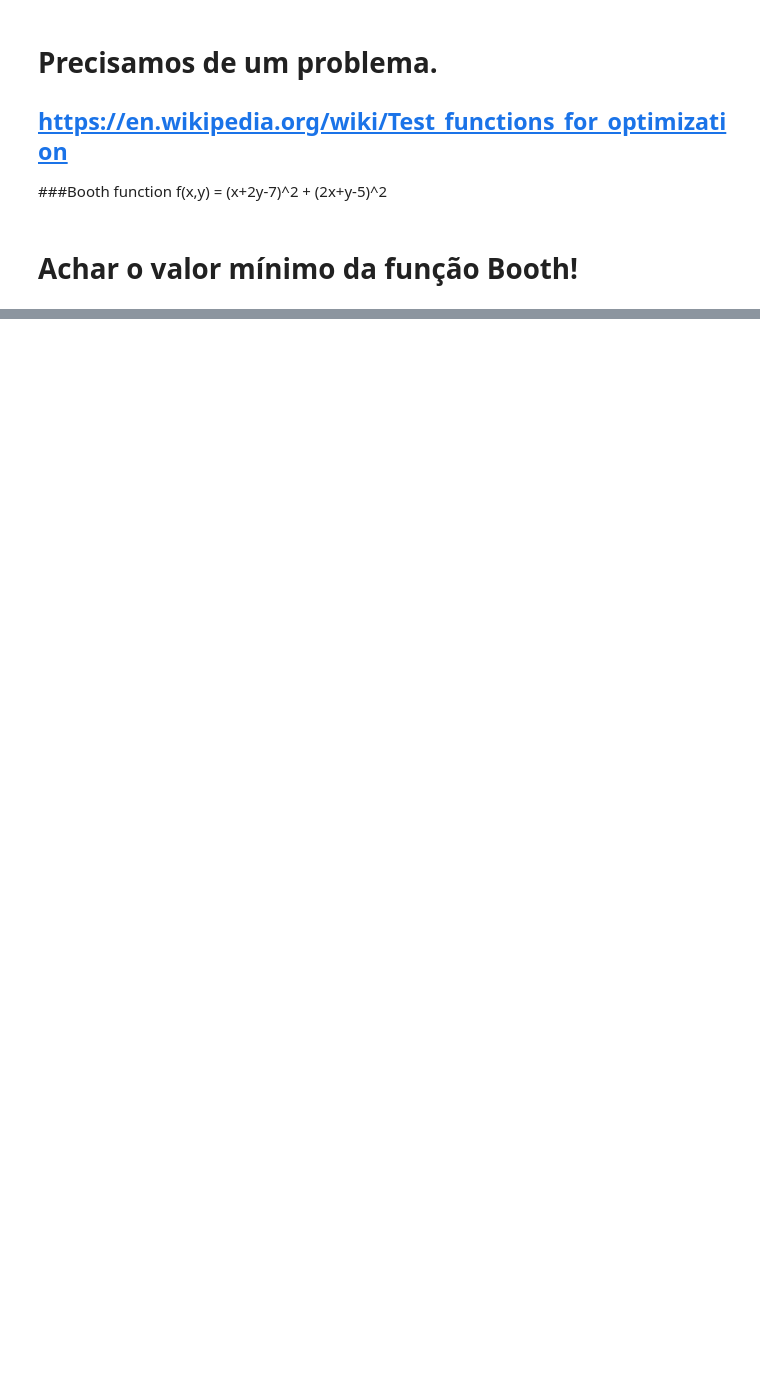
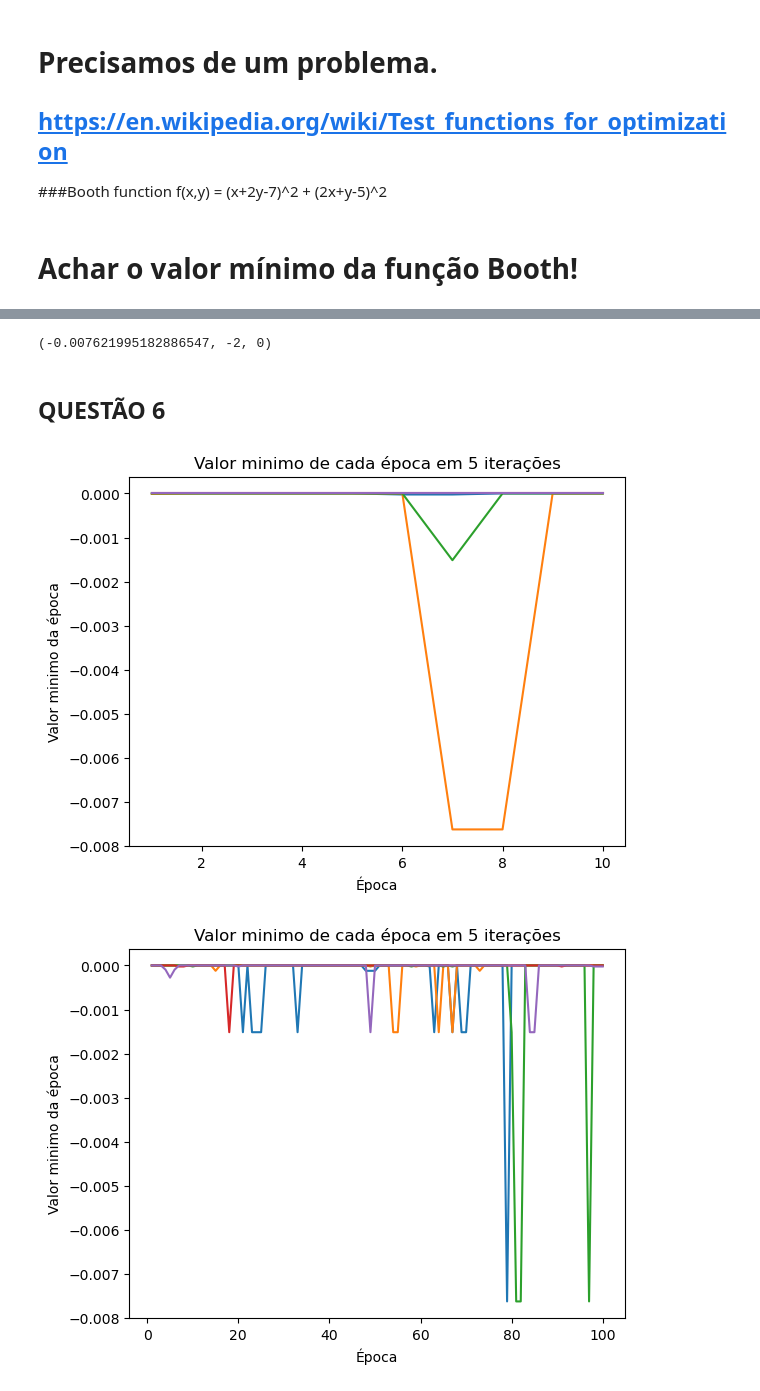
Before and after one commit to EuricoDNJR/Sistemas-Distribuidos, a Jupyter notebook: Algoritmo_Genético.ipynb, the cells around one changed output, grey strips where cells are left out. Saved outputs shown, nothing was run; the diff lists cells and outputs as text; code cells hidden in the pictures; blank space fills up the shorter version.

```diff
--- a/Algoritmo_Genético.ipynb
+++ b/Algoritmo_Genético.ipynb
@@ -22,3 +22,0 @@ def pontuacao(x, y):
-# %%
-def calcular_pontuacao(populacao):
-  return [pontuacao(x[0],x[1]) for x in populacao ]
@@ -45,5 +37,7 @@ resultado
 # %%
-import random
-def crossover(populacao,g1,g2):
-  return [populacao[g1][random.randint(0, 1)], populacao[g2][random.randint(0, 1)]]
+def crossover(populacao, g1, g2):
+    if random.randint(0, 1):
+        g1, g2 = g2, g1
+
+    return [populacao[g1][random.randint(0, 1)], populacao[g2][random.randint(0, 1)]]
 # %%
@@ -76,0 +93,6 @@ for count in range(repeticao):
+# %%
+def fitness(populacao):
+    x = populacao[:, 0]
+    y = populacao[:, 1]
+
+    return np.cos(x) * np.cos(y) *  np.exp(-np.power(x, 2) - np.power(y, 2))
@@ -76,0 +174,6 @@ for count in range(repeticao):
+# %%
+deterministico(funcao_objetivo, [-20, 20])
+# %% [output]
+(-0.007621995182886547, -2, 0)
+# %% [markdown]
+## QUESTÃO 6
@@ -76,0 +185,50 @@ for count in range(repeticao):
+# %%
+populacoes = [10, 100, 1000]
+epocas = [10, 100, 1000]
+dimensao = 2
+limites = [-20, 20]
+mutacao = 0.3
+
+resultados_media = {}
+
+for tam_pop in populacoes:
+    for epoca in epocas:
+#         print(f'populacao {tam_pop} com {epoca} epocas')
+        resultados = {'memoria':{'atual':[], 'pico':[]}, 'tempo':[]}
+
+        for i in range(5):
+
+            tracemalloc.start()
+
+            inicio = time.process_time()
+
+            min_por_epoca = algoritmo_genetico(fitness, tam_pop, dimensao, limites, mutacao, epoca)
+
+            fim = time.process_time()
+
+            current, peak = tracemalloc.get_traced_memory()
+
+            tracemalloc.stop()
+
+            resultados['memoria']['atual'].append(current)
+            resultados['memoria']['pico'].append(peak)
+            resultados['tempo'].append(fim-inicio)
+
+            # Plot minimos da epoca
+            plt.plot(range(1, epoca+1), min_por_epoca, label='xis')
+
+        plt.title('Valor minimo de cada época em 5 iterações')
+        plt.xlabel('Época')
+        plt.ylabel('Valor minimo da época')
+        plt.show()
+
+        resultados_media[(tam_pop, epoca)] = {'memoria_atual': np.mean(resultados['memoria']['atual']),
+                                              'memoria_pico': np.mean(resultados['memoria']['pico']),
+                                              'tempo': np.mean(resultados['tempo'])}
+
+#         print(f"Memória Atual media: {np.mean(resultados['memoria']['atual'])} Bytes; Pico medio: {np.mean(resultados['memoria']['pico'])} Bytes")
+#         print(f"Tempo cpu medio: {np.mean(resultados['tempo'])} segundos")
+#         print()
+# %% [output]
+[figure, added]
+[figure, added]
```
Also changed, not shown: parts of 28 cells of this notebook.
